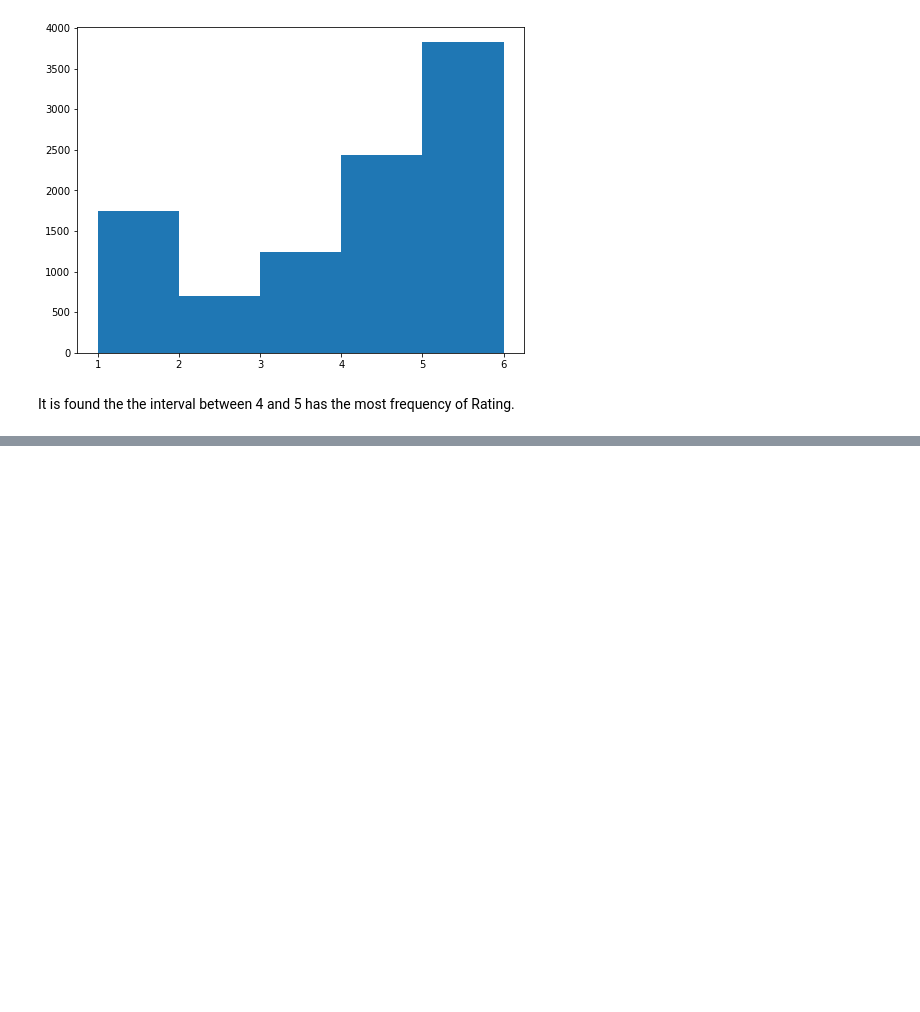
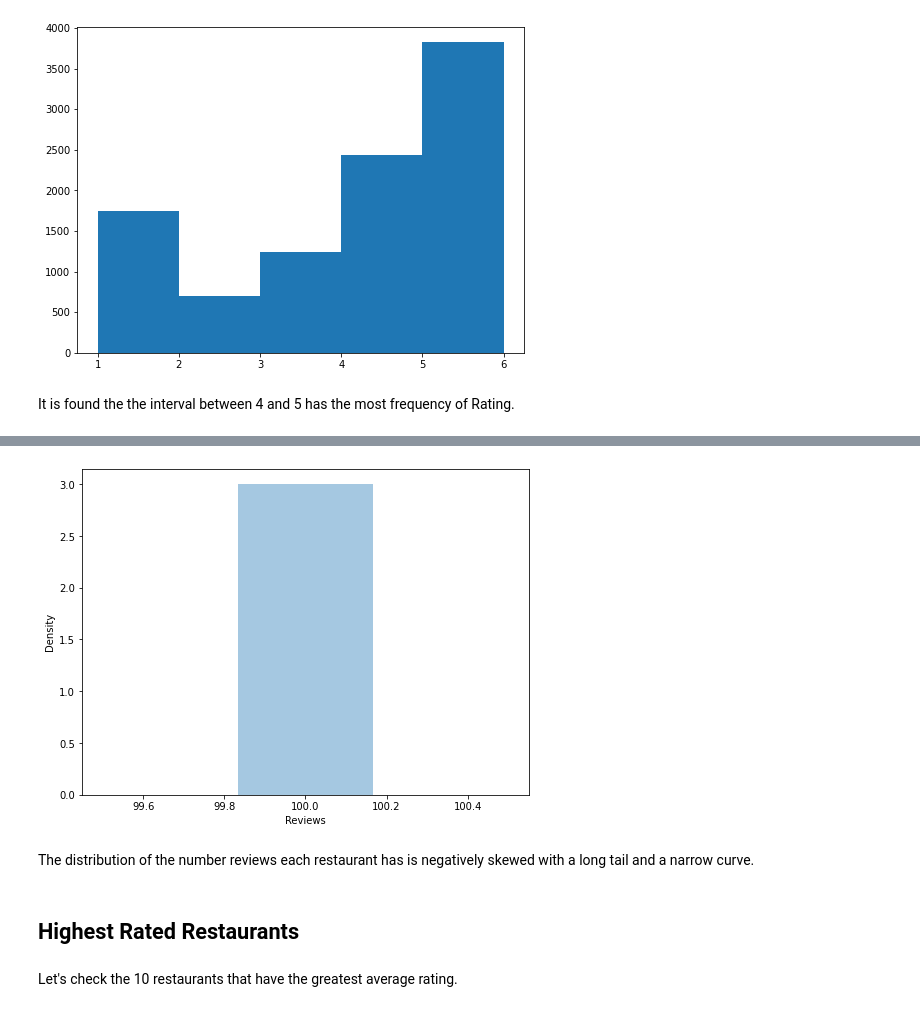
Before and after one commit to connect-midhunr/zomato-restaurant-clustering-and-sentiment-analysis, a Jupyter notebook: Zomato_Restaurant_Clustering_and_Sentiment_Analysis.ipynb, the cells around one changed output, grey strips where cells are left out. Drawn from its saved outputs; the diff is of its cells as text; code cells hidden in the pictures; blank space fills up the shorter version.

```diff
--- a/Zomato_Restaurant_Clustering_and_Sentiment_Analysis.ipynb
+++ b/Zomato_Restaurant_Clustering_and_Sentiment_Analysis.ipynb
@@ -492,0 +524,20 @@ It is found the the interval between 4 and 5 has the most frequency of Rating.
+# %%
+# defining a function to generate density plot of a feature in a dataframe
+def plot_density_of_a_feature(dataframe, feature):
+  """
+  Plots a density plot with dataframe[feature]
+  """
+  plt.figure(figsize=(8, 6))
+  sns.distplot(dataframe[feature])
+  plt.show()
+# %%
+# generating a density plot to display the distribution of values in Rating
+plot_density_of_a_feature(most_reviewed_restaurants_df, 'Reviews')
+# %% [output]
+[figure, added]
+# %% [markdown]
+The distribution of the number reviews each restaurant has is negatively skewed with a long tail and a narrow curve.
+# %% [markdown]
+## Highest Rated Restaurants
+# %% [markdown]
+Let's check the 10 restaurants that have the greatest average rating.
```
Also changed, not shown: parts of 52 cells of this notebook.
